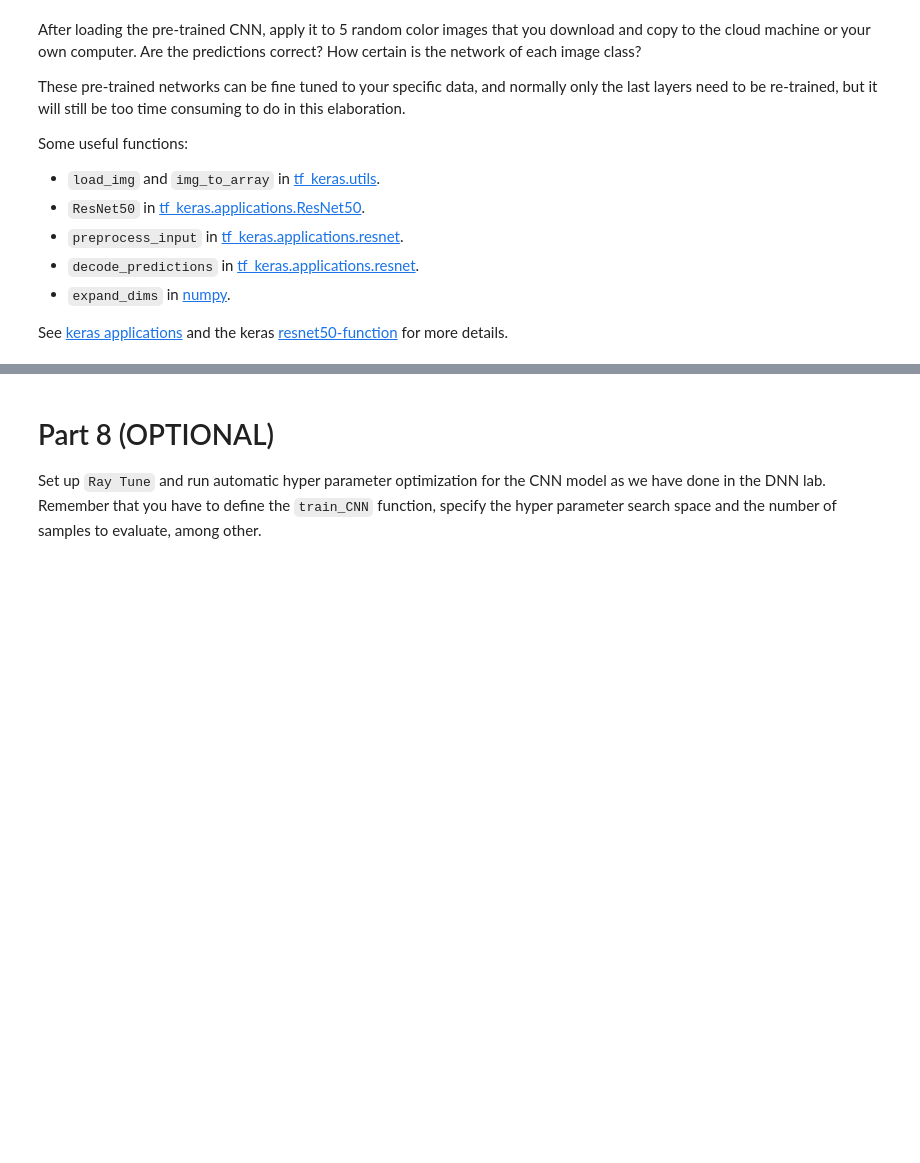
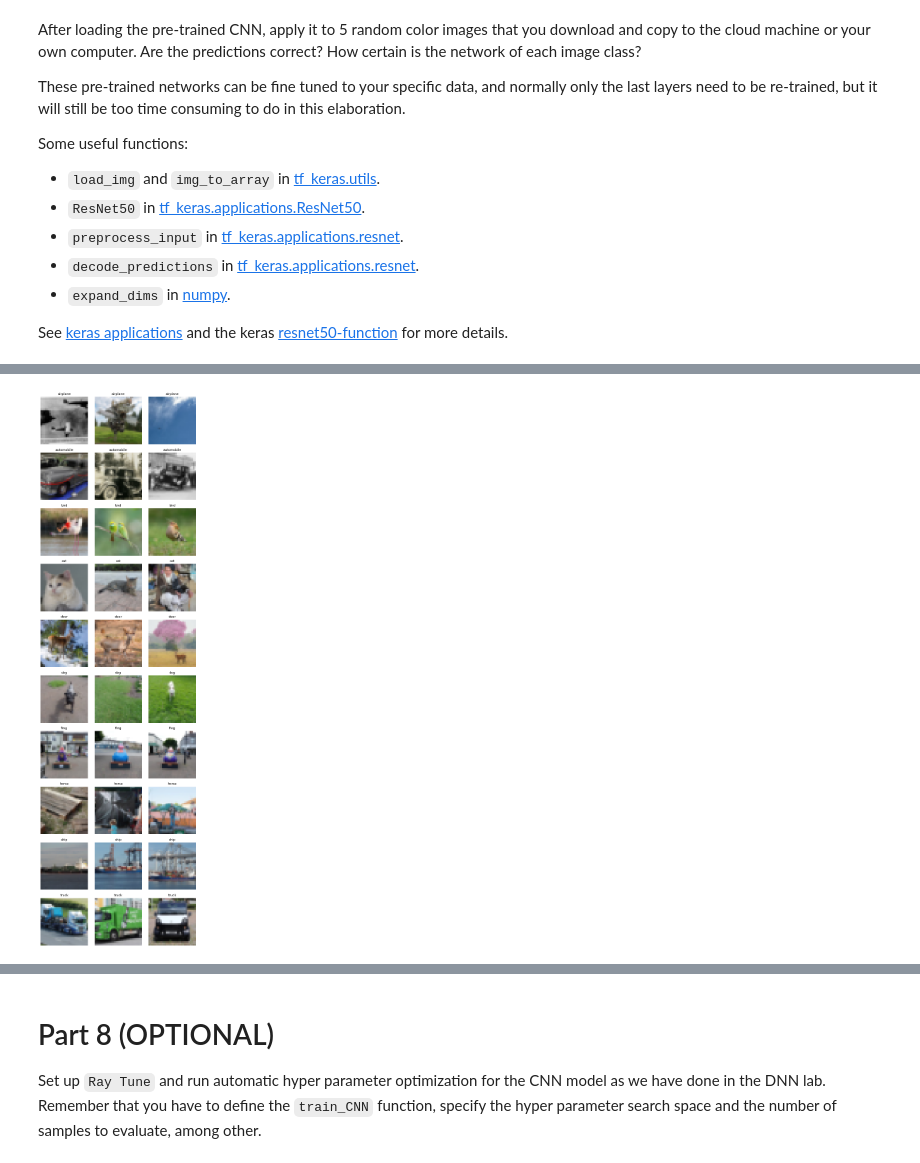
Before and after one commit to njmurov-ux/DLLabs, a Jupyter notebook: Lab 3/CNN_Lab.ipynb, the cells around one changed output, grey strips where cells are left out. Cells and saved outputs as stored; diff of their text form; code cells hidden in the pictures; blank space fills up the shorter version.

```diff
--- a/Lab 3/CNN_Lab.ipynb
+++ b/Lab 3/CNN_Lab.ipynb
@@ -1269,0 +1791,44 @@ print(label)
+# %%
+import random
+from pathlib import Path
+
+import matplotlib.pyplot as plt
+import matplotlib.image as mpimg
+
+CLASSES = ["airplane","automobile","bird","cat","deer","dog","frog","horse","ship","truck"]
+ROOT = Path("wikimedia_cifar10_32x32")
+N_PER_CLASS = 3
+
+# Collect random samples
+samples = []
+for cls in CLASSES:
+    cls_dir = ROOT / cls
+    files = sorted(list(cls_dir.glob("*.png")))
+    if len(files) == 0:
+        print(f"Warning: no images found for class {cls} in {cls_dir}")
+        continue
+    k = min(N_PER_CLASS, len(files))
+    samples.extend([(cls, p) for p in random.sample(files, k)])
+
+# Plot grid: 10 rows x 3 cols (or fewer if some classes missing)
+rows = len(CLASSES)
+cols = N_PER_CLASS
+fig, axes = plt.subplots(rows, cols, figsize=(cols * 2.2, rows * 2.2))
+
+# axes handling if rows/cols == 1
+axes = axes.reshape(rows, cols) if hasattr(axes, "reshape") else axes
+
+for r, cls in enumerate(CLASSES):
+    cls_samples = [p for c, p in samples if c == cls]
+    for c in range(cols):
+        ax = axes[r, c]
+        ax.axis("off")
+        if c < len(cls_samples):
+            img = mpimg.imread(cls_samples[c])
+            ax.imshow(img)
+            ax.set_title(cls, fontsize=9)
+
+plt.tight_layout()
+plt.show()
+# %% [output]
+[figure, added]
```
Also changed, not shown: parts of 29 cells of this notebook.
